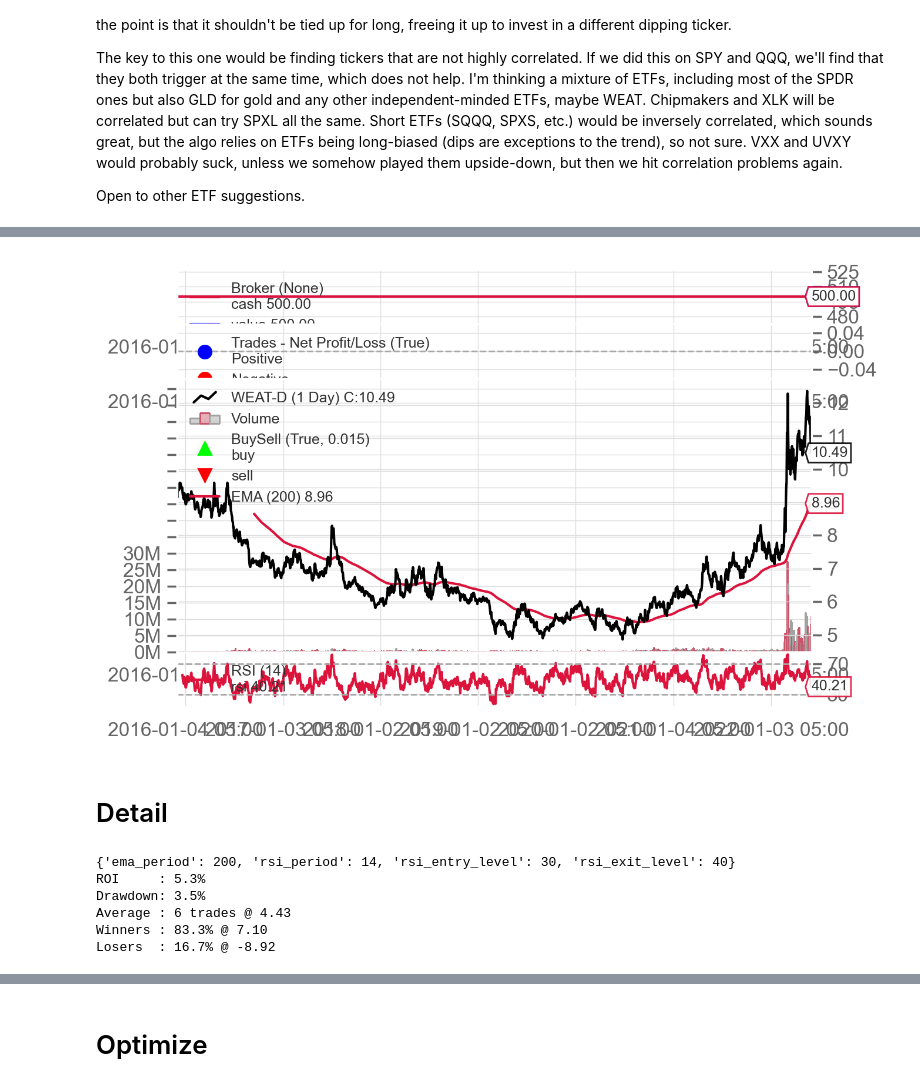
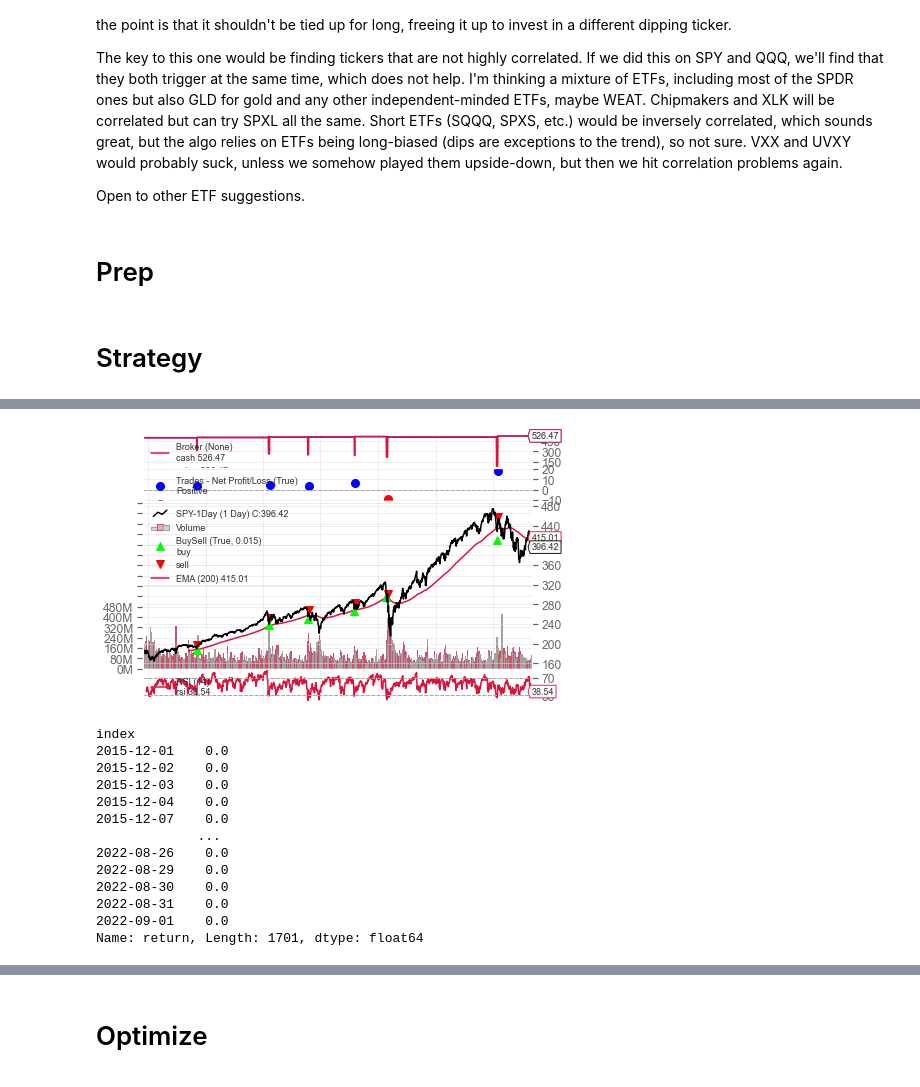
Before and after one commit to jamesfulford/biggest-losers, a Jupyter notebook: src/strat/chipdip/Backtest.ipynb, the cells around one changed output, grey strips where cells are left out. Drawn from its saved outputs; the diff is of its cells as text; code cells hidden in the pictures.

Commit message:
feat(chipdip): revived backtest

```diff
--- a/src/strat/chipdip/Backtest.ipynb
+++ b/src/strat/chipdip/Backtest.ipynb
@@ -6,6 +6,8 @@ I looked into it a while back. Sample size is atrocious: there's 6 trades since
 The key to this one would be finding tickers that are not highly correlated. If we did this on SPY and QQQ, we'll find that they both trigger at the same time, which does not help. I'm thinking a mixture of ETFs, including most of the SPDR ones but also GLD for gold and any other independent-minded ETFs, maybe WEAT. Chipmakers and XLK will be correlated but can try SPXL all the same. Short ETFs (SQQQ, SPXS, etc.) would be inversely correlated, which sounds great, but the algo relies on ETFs being long-biased (dips are exceptions to the trend), so not sure. VXX and UVXY would probably suck, unless we somehow played them upside-down, but then we hit correlation problems again.
 
 Open to other ETF suggestions.
+# %% [markdown]
+# Prep
 # %%
 %%capture
 import sys; sys.path.append('../../..')
@@ -81,8 +64,12 @@ def get_max_drawdown(strategy):
+# %% [markdown]
+# Strategy
 # %%
-symbol = 'WEAT'
+symbol = 'SPY'
 start = datetime.date(2010, 1, 1)
-end = datetime.date(2022, 6, 1)
+end = datetime.date(2022, 9, 1)
+interval = TimeFrame.Day
 cash = 500
+strategy_name = f"{symbol}-chipdip"
 # %%
 class MyStrategy(bt.Strategy):
     params = dict(
@@ -129,6 +116,6 @@ class MyStrategy(bt.Strategy):
 # %%
 strategy = run_backtest(MyStrategy, symbol, start, end,
   {}
-  , cash
+  , cash, interval
 )
 # %% [output]
@@ -137,20 +122,18 @@ strategy = run_backtest(MyStrategy, symbol, start, end,
-[figure, old version]
+[figure, new version]
-# %% [markdown]
-# Detail
-# %%
-annual_returns = strategy.analyzers.annualreturn.get_analysis()
-analysis = strategy.analyzers.tradeanalyzer.get_analysis()
-print(strategy.p.__dict__)
-print(f"ROI     : {get_roi(strategy):.1%}")
-print(f"Drawdown: {strategy.analyzers.drawdown.get_analysis()['max']['drawdown']/100:.1%}")
-print(f"Average : {analysis['total']['total']} trades @ {analysis['pnl']['gross']['average']:.2f}")
-print(f"Winners : {(analysis['won']['total'] / analysis['total']['total']):.1%} @ {analysis['won']['pnl']['average']:.2f}")
-print(f"Losers  : {(analysis['lost']['total'] / analysis['total']['total']):.1%} @ {analysis['lost']['pnl']['average']:.2f}")
-# %% [output]
-{'ema_period': 200, 'rsi_period': 14, 'rsi_entry_level': 30, 'rsi_exit_level': 40}
-ROI     : 5.3%
-Drawdown: 3.5%
-Average : 6 trades @ 4.43
-Winners : 83.3% @ 7.10
-Losers  : 16.7% @ -8.92
+# %%
+quantstats.reports.iDisplay(returns)
+# %% [output]
+index
+2015-12-01    0.0
+2015-12-02    0.0
+2015-12-03    0.0
+2015-12-04    0.0
+2015-12-07    0.0
+             ...
+2022-08-26    0.0
+2022-08-29    0.0
+2022-08-30    0.0
+2022-08-31    0.0
+2022-09-01    0.0
+Name: return, Length: 1701, dtype: float64
 # %%
```
Also changed, not shown: parts of 7 cells of this notebook.
